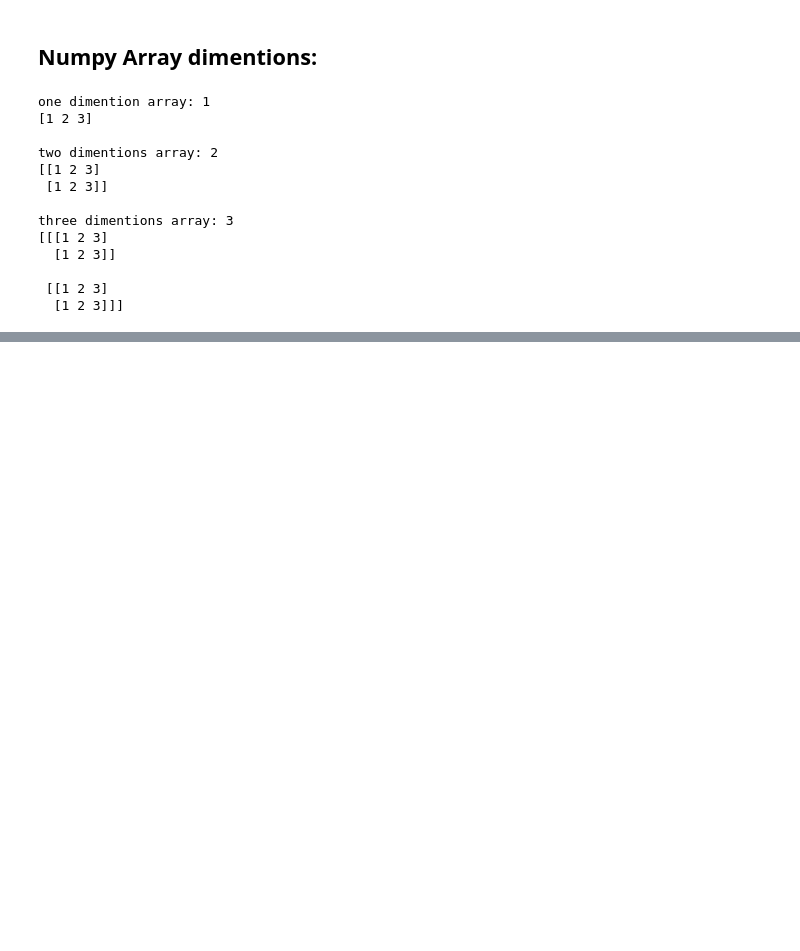
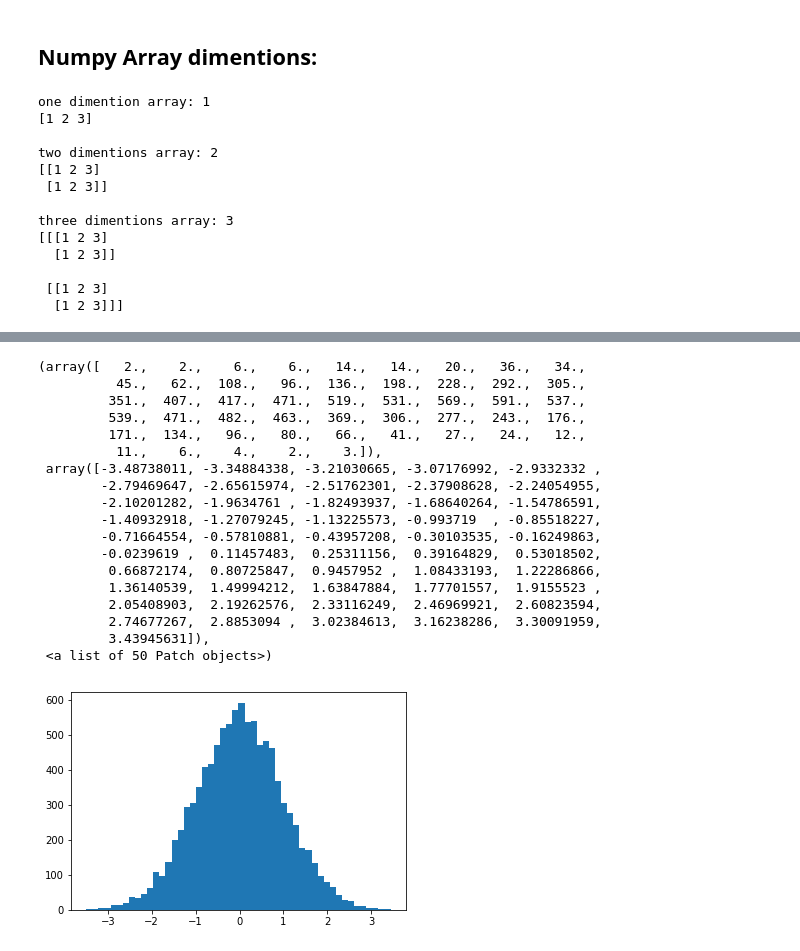
Before and after one commit to malik19921992/learning-python-notebook, a Jupyter notebook: python_Data_science_basic_libs.ipynb, the cells around one changed output, grey strips where cells are left out. Saved outputs shown, nothing was run; the diff lists cells and outputs as text; code cells hidden in the pictures; blank space fills up the shorter version.

```diff
--- a/python_Data_science_basic_libs.ipynb
+++ b/python_Data_science_basic_libs.ipynb
@@ -110,0 +159,23 @@ NameError: name 'd2' is not defined
+# %%
+B = np.random.randn(10000)
+plt.hist(B,bins=50)
+# %% [output]
+(array([   2.,    2.,    6.,    6.,   14.,   14.,   20.,   36.,   34.,
+          45.,   62.,  108.,   96.,  136.,  198.,  228.,  292.,  305.,
+         351.,  407.,  417.,  471.,  519.,  531.,  569.,  591.,  537.,
+         539.,  471.,  482.,  463.,  369.,  306.,  277.,  243.,  176.,
+         171.,  134.,   96.,   80.,   66.,   41.,   27.,   24.,   12.,
+          11.,    6.,    4.,    2.,    3.]),
+ array([-3.48738011, -3.34884338, -3.21030665, -3.07176992, -2.9332332 ,
+        -2.79469647, -2.65615974, -2.51762301, -2.37908628, -2.24054955,
+        -2.10201282, -1.9634761 , -1.82493937, -1.68640264, -1.54786591,
+        -1.40932918, -1.27079245, -1.13225573, -0.993719  , -0.85518227,
+        -0.71664554, -0.57810881, -0.43957208, -0.30103535, -0.16249863,
+        -0.0239619 ,  0.11457483,  0.25311156,  0.39164829,  0.53018502,
+         0.66872174,  0.80725847,  0.9457952 ,  1.08433193,  1.22286866,
+         1.36140539,  1.49994212,  1.63847884,  1.77701557,  1.9155523 ,
+         2.05408903,  2.19262576,  2.33116249,  2.46969921,  2.60823594,
+         2.74677267,  2.8853094 ,  3.02384613,  3.16238286,  3.30091959,
+         3.43945631]),
+ <a list of 50 Patch objects>)
+[figure, added]
```
Also changed, not shown: parts of 38 cells of this notebook.
